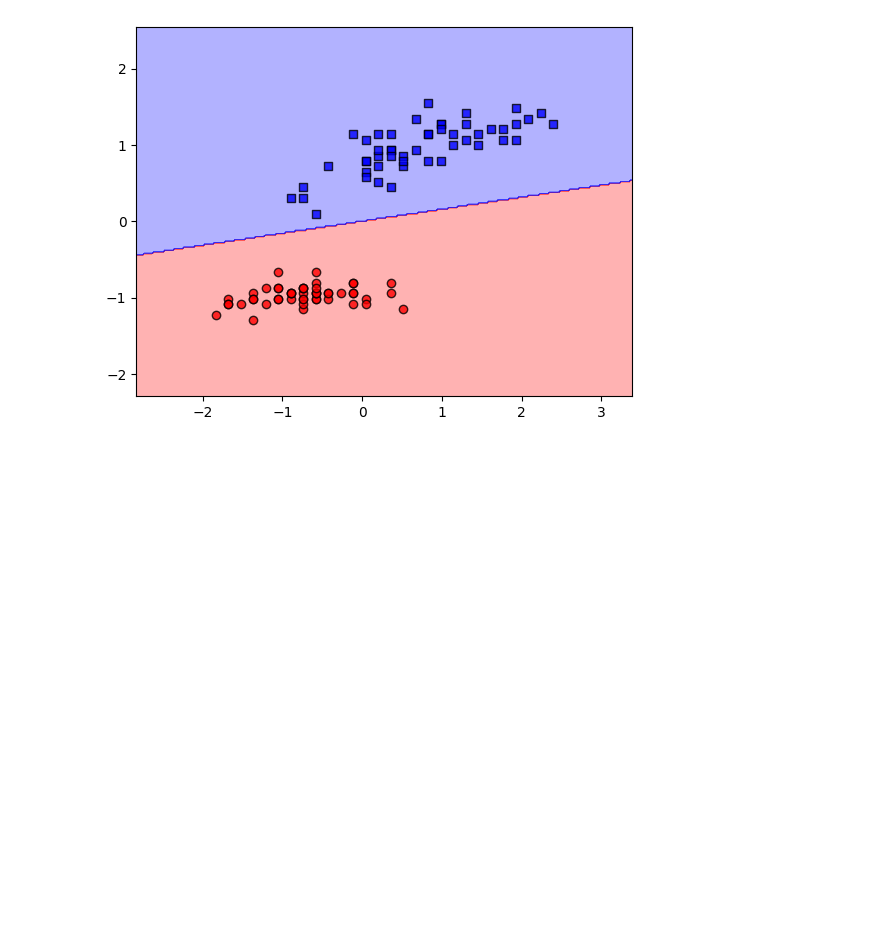
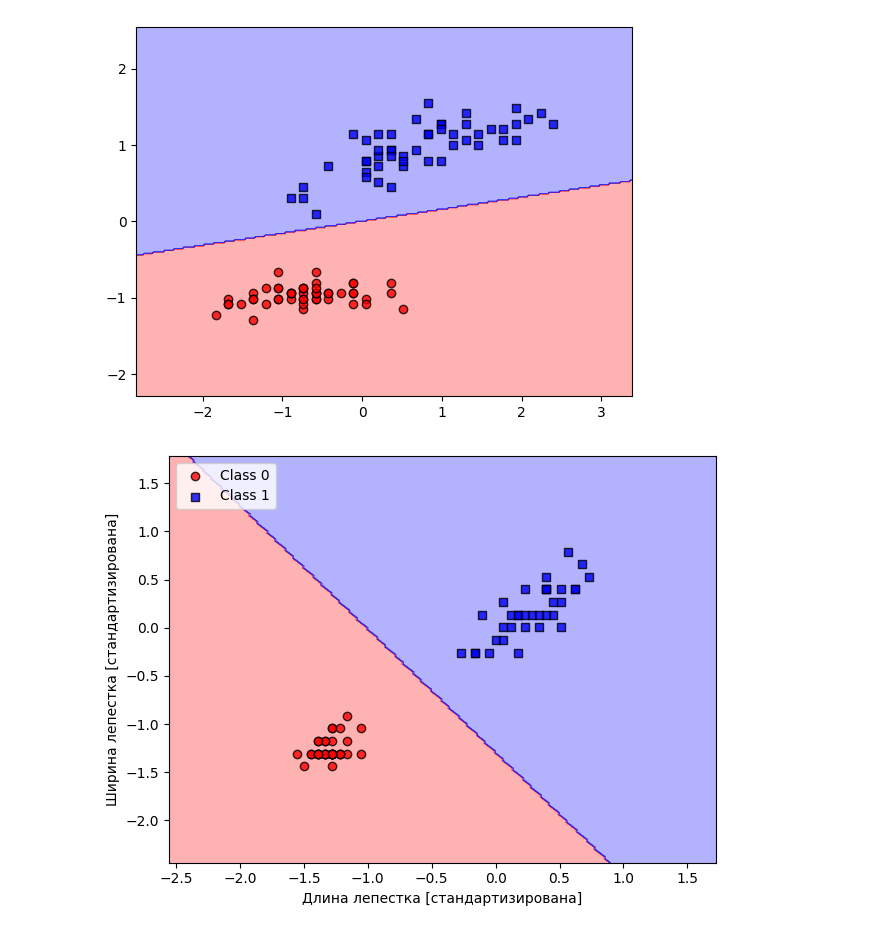
Before and after one commit to gCTRL26/ML_models, a Jupyter notebook: Classification_models/many_models_from_book.ipynb, the cells around one changed output. Drawn from its saved outputs; the diff is of its cells as text; code cells hidden in the pictures; blank space fills up the shorter version.

```diff
--- a/Classification_models/many_models_from_book.ipynb
+++ b/Classification_models/many_models_from_book.ipynb
@@ -30,3 +32,11 @@ plt.legend(loc='upper left')
 plt.show()
 # %% [output]
 [figure]
+# %%
+from sklearn.datasets import load_iris
+
+iris = load_iris()
+
+X = iris.data[:, [2, 3]]
+y = iris.target
+print(np.unique(y))
@@ -33,5 +45,5 @@ plt.show()
 # %%
-def plot_decision_regions(X, y, classifier, resolution=0.02):
+def plot_decision_regions(X, y, classifier, test_idx=None, resolution=0.02):
     markers = ('o', 's', '^', 'v', '<')
     colors = ('red', 'blue', 'lightgreen', 'gray', 'cyan')
     cmap = ListedColormap(colors[:len(np.unique(y))])
@@ -53,6 +65,9 @@ def plot_decision_regions(X, y, classifier, resolution=0.02):
                     marker=markers[idx],
                     label=f'Class {cl}',
                     edgecolors='black')
+    if test_idx:
+        X_test, y_test = X[test_idx, :], y[test_idx]
+        plt.scatter(X_test[:, 0], X_test[:, 1], c='none', edgecolor='black', alpha=1.0, linewidths=1, marker='o', s=100, label='Test set')
 # %%
 class AdalineGD:
 
@@ -97,0 +145,20 @@ plot_decision_regions(X_std, y, ada_gd)
+# %%
+X_train, X_test, y_train, y_test = train_test_split(X, y, test_size=0.3, random_state=1, stratify=y)
+
+scaler = StandardScaler()
+scaler.fit(X_train)
+X_train_std = scaler.transform(X_train)
+X_test_std = scaler.transform(X_test)
+# %%
+X_train_01_subset = X_train_std[(y_train == 0) | (y_train == 1)]
+y_train_01_subset = y_train[(y_train == 0) | (y_train == 1)]
+lrgd = LogisticRegressionGD(eta=0.3, n_iter=1000, random_state=1)
+lrgd.fit(X_train_01_subset, y_train_01_subset)
+plot_decision_regions(X_train_01_subset, y_train_01_subset, lrgd)
+plt.xlabel("Длина лепестка [стандартизирована]")
+plt.ylabel("Ширина лепестка [стандартизирована]")
+plt.legend(loc='upper left')
+plt.tight_layout()
+plt.show()
+# %% [output]
+[figure, added]
```
Also changed, not shown: parts of 5 cells of this notebook.
